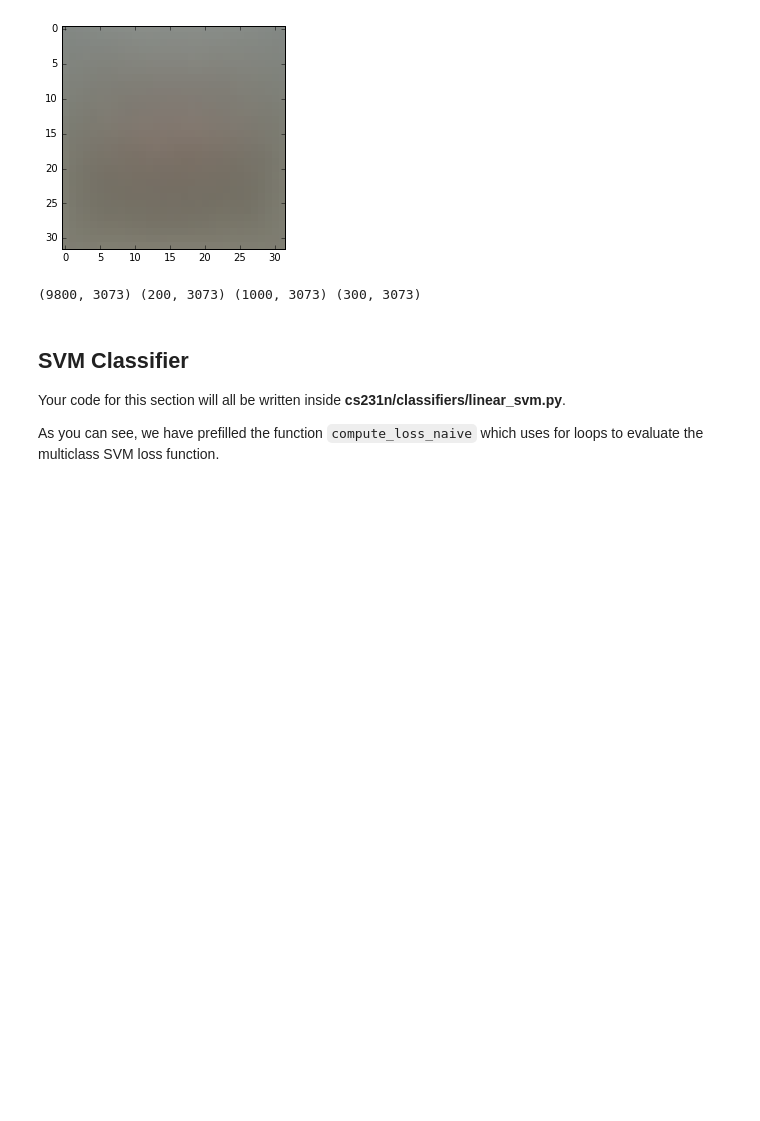
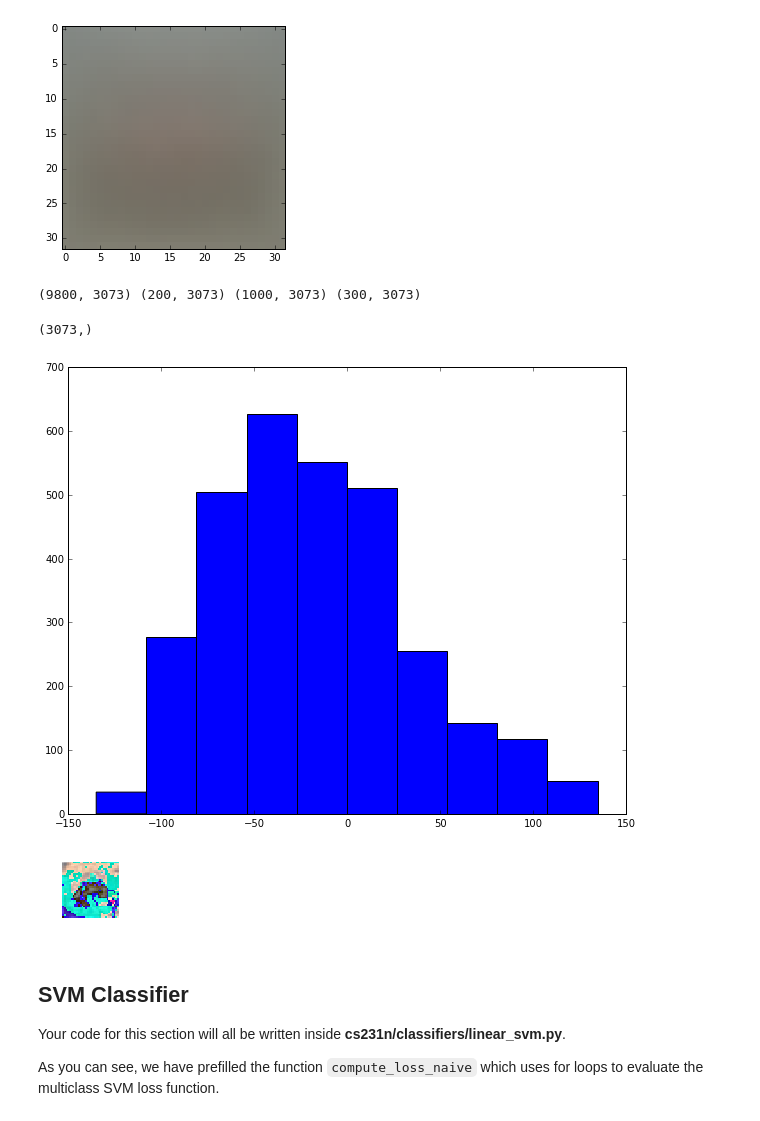
Before and after one commit to probe301/kaggle, a Jupyter notebook: CS231n_assignment1/svm.ipynb, the cells around one changed output. Drawn from its saved outputs; the diff is of its cells as text; code cells hidden in the pictures; blank space fills up the shorter version.

```diff
--- a/CS231n_assignment1/svm.ipynb
+++ b/CS231n_assignment1/svm.ipynb
@@ -33,6 +34,43 @@ Jupyter.keyboard_manager.command_shortcuts.add_shortcut('ctrl-.', {
 );
 # %% [output]
 [interactive output not drawn]
+# %%
+def print_image(record):
+    i = record.reshape(32,32,3)
+    plt.figure(figsize=(1,1))
+#     plt.subplot(1, 1, 1)
+    plt.imshow(i.astype('uint8'))
+#     plt.figsize(2, 2)
+    plt.axis('off')
+    plt.show()
+
+# record = X_train[4]
+# draw_image(record)
+# draw_image(X_train[7])
+
+def print_images(records):
+    n = len(records)
+    plt.figure(figsize=(n, 1))
+    for i in range(n):
+        r = records[i].reshape(32,32,3)
+        plt_idx = i + 1
+        plt.subplot(1, n, plt_idx)
+        plt.imshow(r.astype('uint8'))
+
+        plt.axis('off')
+    plt.show()
+# print_images(X_train[7:10], )
+
+
+def to_label(x):
+    d = {0: 'plane', 1: 'car', 2: 'bird', 3: 'cat', 4: 'deer',
+         5: 'dog', 6: 'frog', 7: 'horse', 8: 'ship', 9: 'truck',
+        }
+
+    return d[int(x)]
+
+def to_labels(l):
+    return [to_label(i) for i in l]
 # %%
 # Run some setup code for this notebook.
 
@@ -187,6 +225,15 @@ X_dev = np.hstack([X_dev, np.ones((X_dev.shape[0], 1))])
 print (X_train.shape, X_val.shape, X_test.shape, X_dev.shape)
 # %% [output]
 (9800, 3073) (200, 3073) (1000, 3073) (300, 3073)
+# %%
+record = X_train[0]
+print(record.shape)
+plt.hist(record)
+print_image(record[:-1])
+# %% [output]
+(3073,)
+[figure, added]
+[figure, added]
 # %% [markdown]
 ## SVM Classifier
 
```
Also changed, not shown: parts of 4 cells of this notebook, 3 other files.
